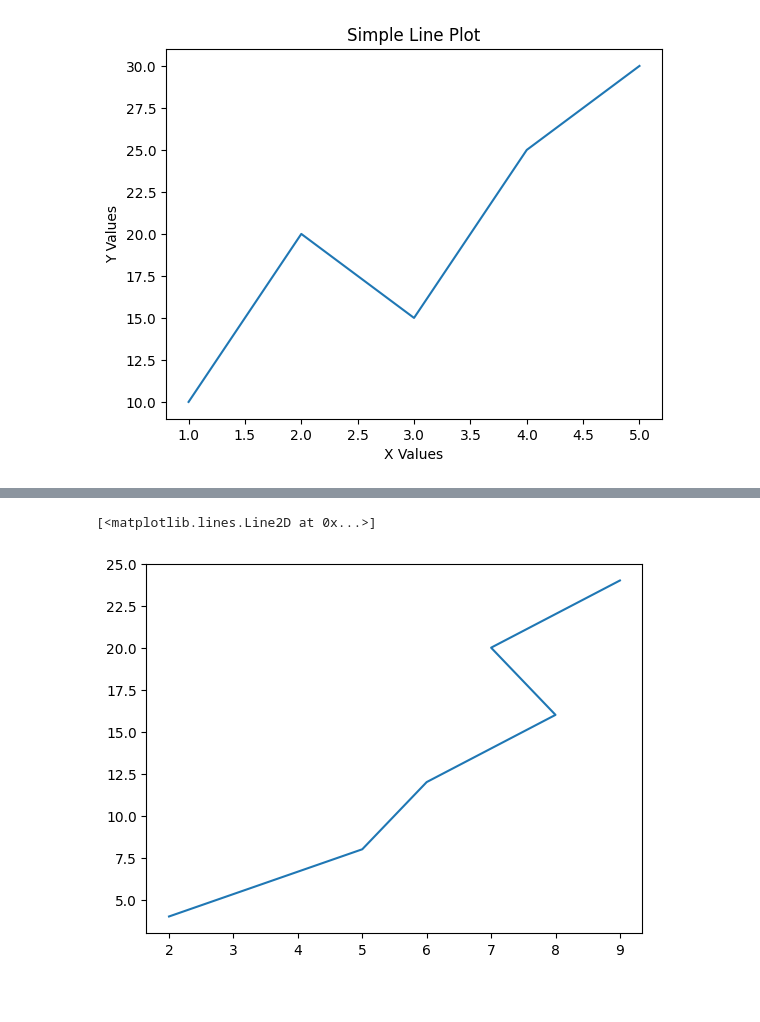
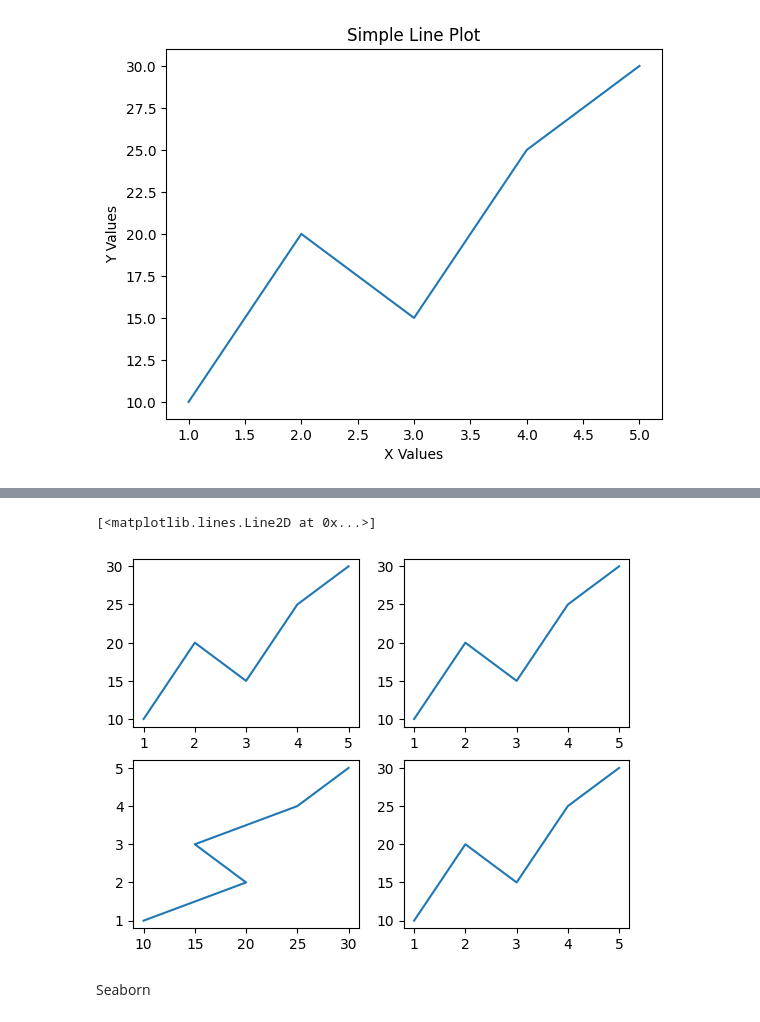
Before and after one commit to dmamun/Machine_learning_basic, a Jupyter notebook: Machine_learning_basic.ipynb, the cells around one changed output, grey strips where cells are left out. Drawn from its saved outputs; the diff is of its cells as text; code cells hidden in the pictures; blank space fills up the shorter version.

```diff
--- a/Machine_learning_basic.ipynb
+++ b/Machine_learning_basic.ipynb
@@ -1477,7 +1464,18 @@ plt.show()
-# %%
-x=[2,5,6,8,7,9]
-y=[4,8,12,16,20,24]
-plt.plot(x,y)
-# %% [output]
-[<matplotlib.lines.Line2D at 0x...>]
-[figure, removed]
+# %%
+import matplotlib.pyplot as plt
+x = [1, 2, 3, 4, 5]
+y = [10, 20, 15, 25, 30]
+
+plt.subplot(2,2,1)
+plt.plot(x,y)
+plt.subplot(2,2,2)
+plt.plot(x,y)
+plt.subplot(2,2,3)
+plt.plot(y,x)
+plt.subplot(2,2,4)
+plt.plot(x,y)
+# %% [output]
+[<matplotlib.lines.Line2D at 0x...>]
+[figure, added]
+# %% [markdown]
+Seaborn
```
Also changed, not shown: parts of 19 cells of this notebook.
